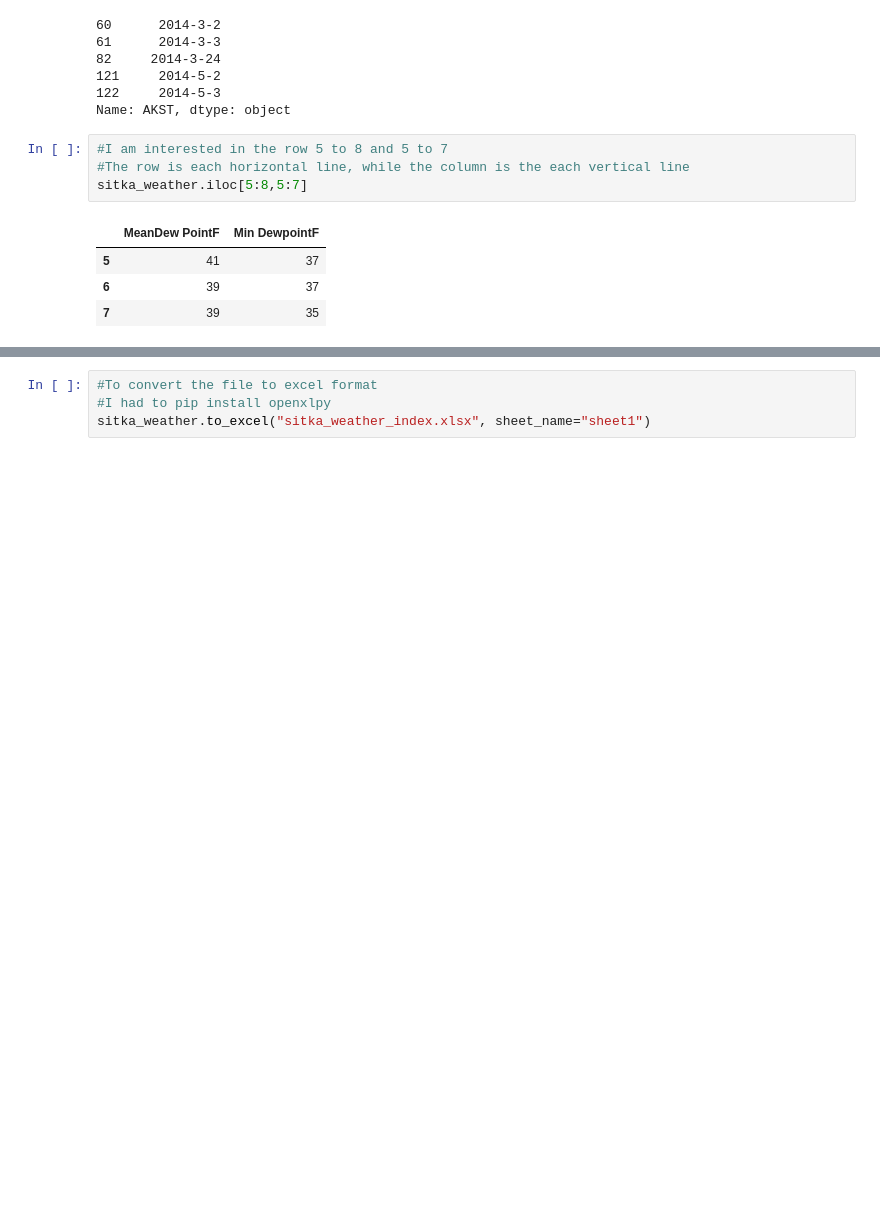
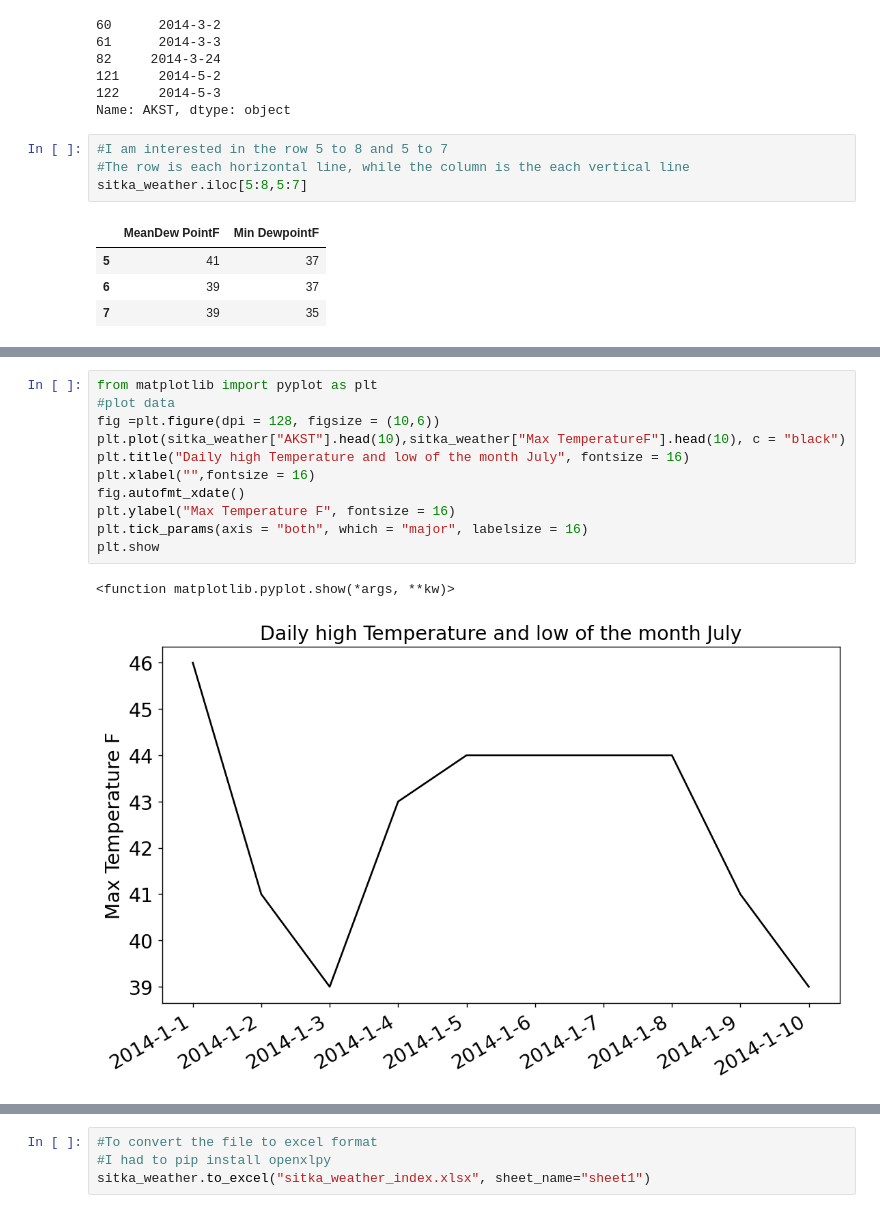
Before and after one commit to Ademola101/Data-visualization-, a Jupyter notebook: Data1.ipynb, the cells around one changed output, grey strips where cells are left out. Saved outputs shown, nothing was run; the diff lists cells and outputs as text; blank space fills up the shorter version.

```diff
--- a/Data1.ipynb
+++ b/Data1.ipynb
@@ -338,3 +351,17 @@ SyntaxError: invalid syntax (<ipython-input-31-27e91c41ce4e>, line 1)
+# %%
+from matplotlib import pyplot as plt
+#plot data
+fig =plt.figure(dpi = 128, figsize = (10,6))
+plt.plot(sitka_weather["AKST"].head(10),sitka_weather["Max TemperatureF"].head(10), c = "black")
+plt.title("Daily high Temperature and low of the month July", fontsize = 16)
+plt.xlabel("",fontsize = 16)
+fig.autofmt_xdate()
+plt.ylabel("Max Temperature F", fontsize = 16)
+plt.tick_params(axis = "both", which = "major", labelsize = 16)
+plt.show
+# %% [output]
+<function matplotlib.pyplot.show(*args, **kw)>
+[figure, added]
 # %%
 #Converting the temperature in F to C then appending thr new temperature
 sitka_weather["Max TemperatureC"]= (sitka_weather["Max TemperatureF"]-32)*(5/9)
```
Also changed, not shown: parts of 21 cells of this notebook, 5 other files.
